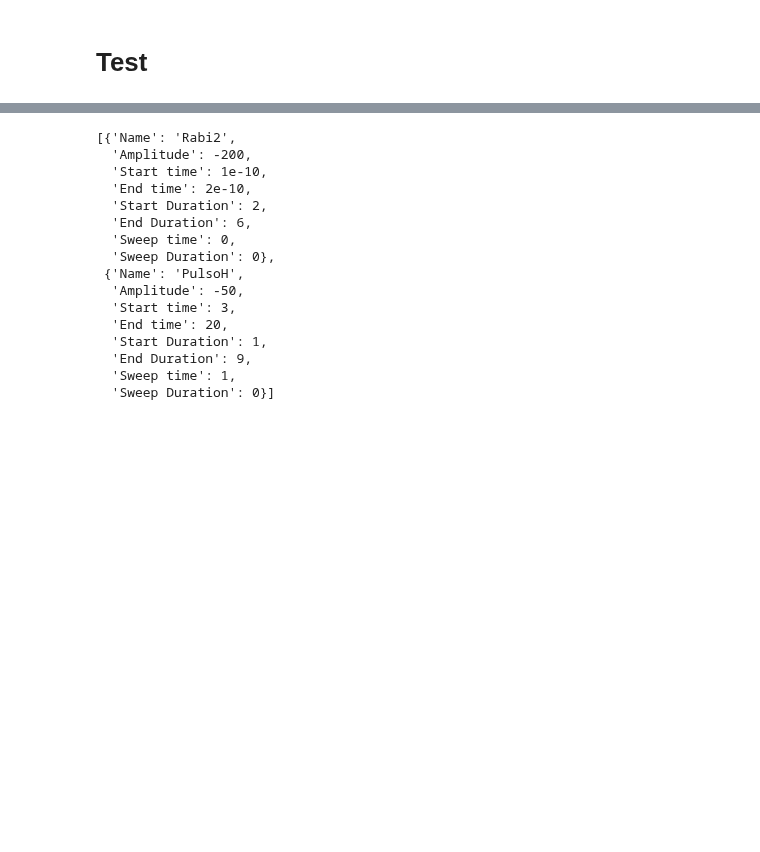
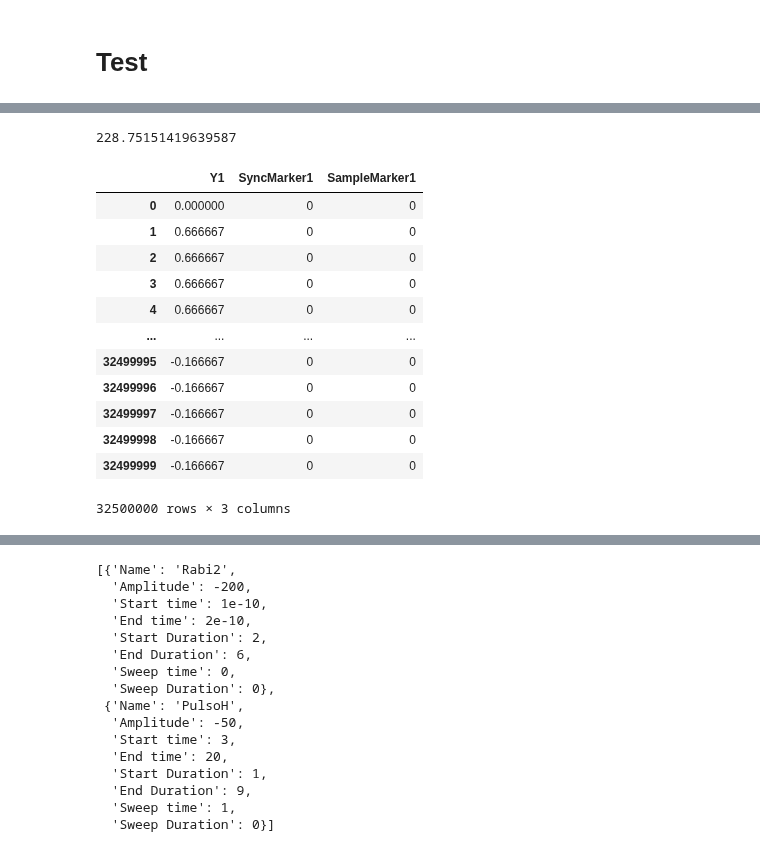
Before and after one commit to Holcan/STM, a Jupyter notebook: M8190/mechanicus.ipynb, the cells around one changed output, grey strips where cells are left out. Drawn from its saved outputs; the diff is of its cells as text; code cells hidden in the pictures; blank space fills up the shorter version.

```diff
--- a/M8190/mechanicus.ipynb
+++ b/M8190/mechanicus.ipynb
@@ -613,3 +558,33 @@ np.savetxt("test2.csv",pullistT2, delimiter = ",")
+# %%
+#Pulse Sequence2
+
+start = time.time()
+
+mpl, mti = Sweep(Pulses_List2,10,0,5,32500000)
+pullist2 = mpl/AWG_S1['Amplitude']
+DFB6 =CSV_PD(pullist2,'B','SegmentB_32500000')
+
+end = time.time()
+
+print(end - start) #gives time in seconds
+# %% [output]
+228.75151419639587
+# %%
+DFB6
+# %% [output]
+|  | Y1 | SyncMarker1 | SampleMarker1 |
+| 0 | 0.000000 | 0 | 0 |
+| 1 | 0.666667 | 0 | 0 |
+| 2 | 0.666667 | 0 | 0 |
+| 3 | 0.666667 | 0 | 0 |
+| 4 | 0.666667 | 0 | 0 |
+| ... | ... | ... | ... |
+| 32499995 | -0.166667 | 0 | 0 |
+| 32499996 | -0.166667 | 0 | 0 |
+| 32499997 | -0.166667 | 0 | 0 |
+| 32499998 | -0.166667 | 0 | 0 |
+| 32499999 | -0.166667 | 0 | 0 |
+32500000 rows × 3 columns
 # %%
 fig,ax= plt.subplots()
 
```
Also changed, not shown: parts of 86 cells of this notebook, 11 other files.
